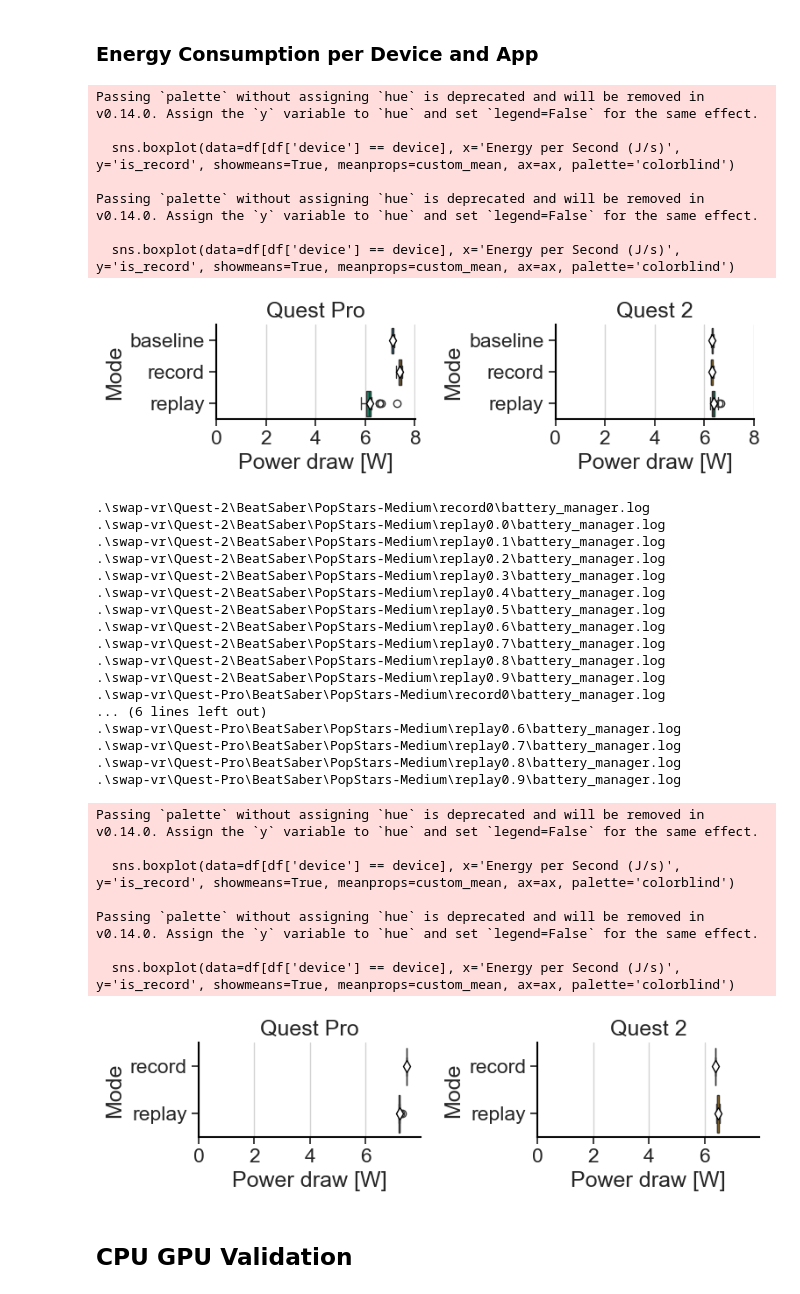
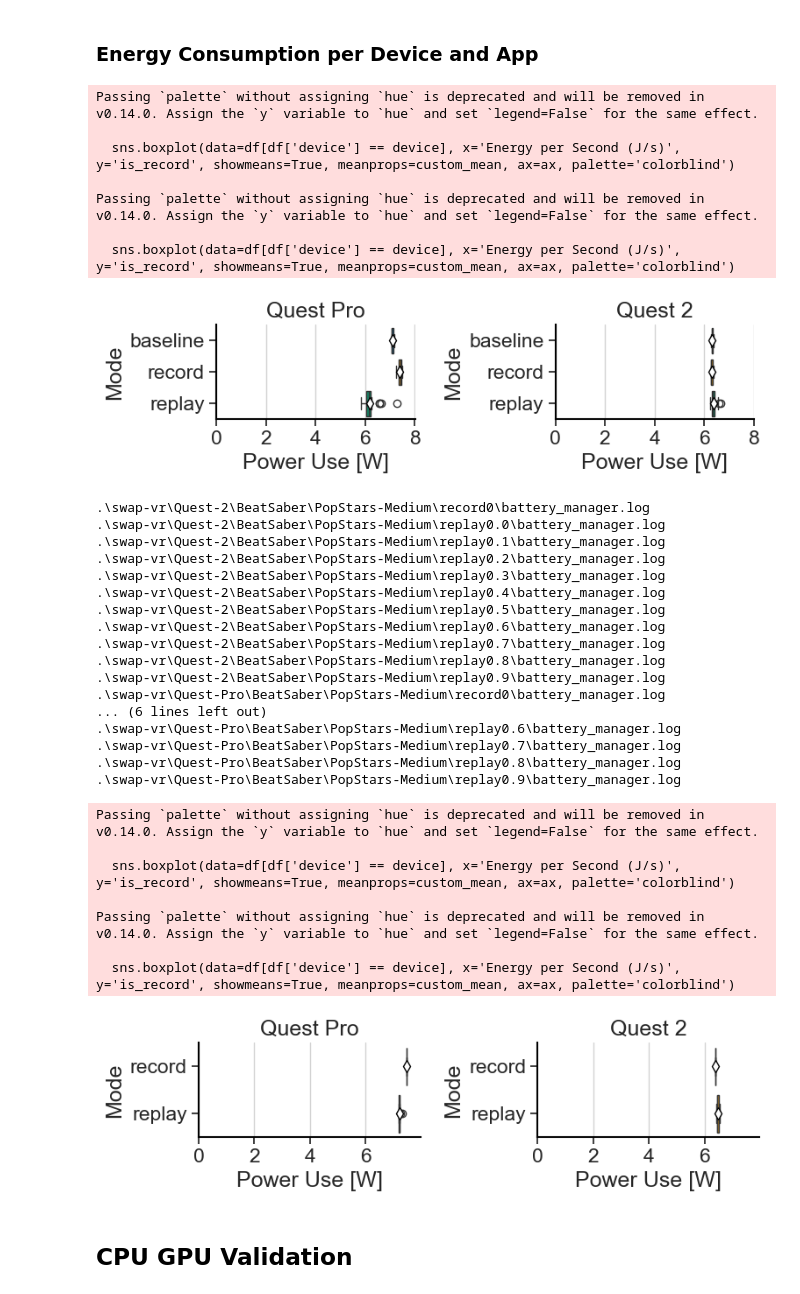
Before and after one commit to Raiduy/librnr-experiments, a Jupyter notebook: analysis_BM.ipynb, the cells around one changed output. Cells and saved outputs as stored; diff of their text form; code cells hidden in the pictures.

```diff
--- a/analysis_BM.ipynb
+++ b/analysis_BM.ipynb
@@ -254,35 +250,35 @@ def plot_apps_by_device(df, out_folder):
         sns.boxplot(data=df[df['device'] == device], x='Energy per Second (J/s)', y='is_record', showmeans=True, meanprops=custom_mean, ax=ax, palette='colorblind')
 
         # ax.set_facecolor("white")
         # ax.spines['bottom'].set_color('0.5')
         # ax.spines['top'].set_color(None)
         # ax.spines['right'].set_color(None)
         # ax.spines['left'].set_color('0.5')
 
-        ax.set_xlabel('Power draw [W]')
+        ax.set_xlabel('Power Use [W]')
         ax.set_ylabel('Mode')
         ax.set_xticks([0,2,4,6,8])
         ax.set_title(device.replace('-', ' '))
 
         ax.set_xlim(0, max_energy)
 
     # fig.suptitle('Energy Consumption Comparison')
     plt.tight_layout()
     plt.savefig(f'./figures/{out_folder}/val_energy.pdf', bbox_inches='tight', format='pdf')
     plt.show()
 
 # sns.set(font_scale=1.5)
 sns.set_theme(style="whitegrid", rc=custom_params, font_scale=1.5)
 plot_apps_by_device(bm, 'validation')
 # %% [output]
 Passing `palette` without assigning `hue` is deprecated and will be removed in v0.14.0. Assign the `y` variable to `hue` and set `legend=False` for the same effect.
 
   sns.boxplot(data=df[df['device'] == device], x='Energy per Second (J/s)', y='is_record', showmeans=True, meanprops=custom_mean, ax=ax, palette='colorblind')
 
 Passing `palette` without assigning `hue` is deprecated and will be removed in v0.14.0. Assign the `y` variable to `hue` and set `legend=False` for the same effect.
 
   sns.boxplot(data=df[df['device'] == device], x='Energy per Second (J/s)', y='is_record', showmeans=True, meanprops=custom_mean, ax=ax, palette='colorblind')
-[figure, old version]
+[figure, new version]
 # %%
 bm = bm[bm['app'] != 'PistolWhip']
 # %%
@@ -343,7 +339,7 @@ Passing `palette` without assigning `hue` is deprecated and will be removed in v
 Passing `palette` without assigning `hue` is deprecated and will be removed in v0.14.0. Assign the `y` variable to `hue` and set `legend=False` for the same effect.
 
   sns.boxplot(data=df[df['device'] == device], x='Energy per Second (J/s)', y='is_record', showmeans=True, meanprops=custom_mean, ax=ax, palette='colorblind')
-[figure, old version]
+[figure, new version]
 # %% [markdown]
 ## CPU GPU Validation
 # %%
```
Also changed, not shown: parts of 6 cells of this notebook, 12 other files.
